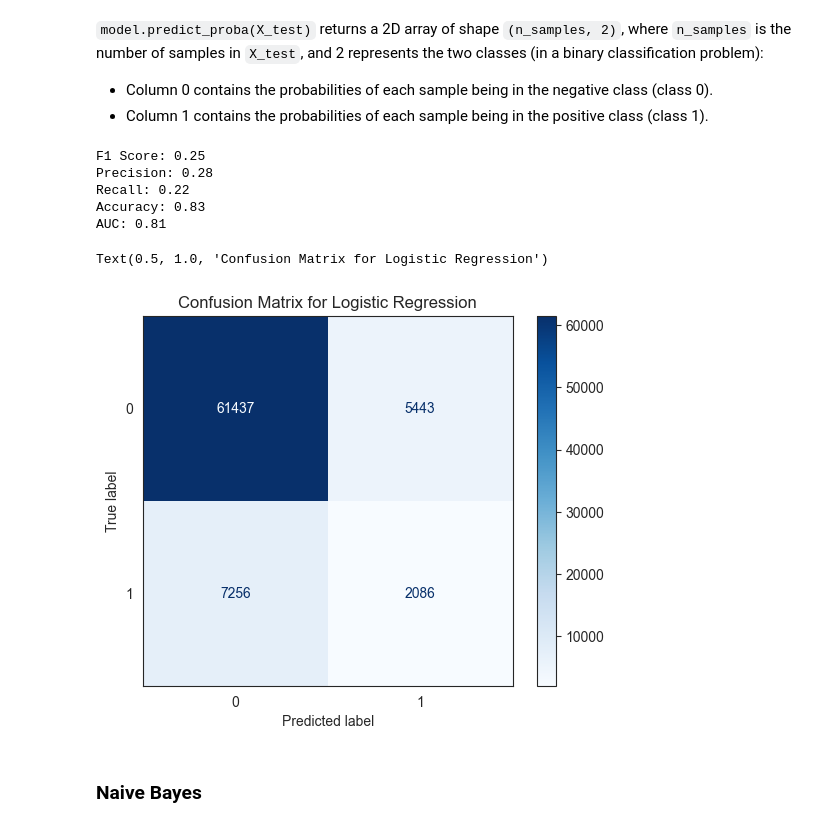
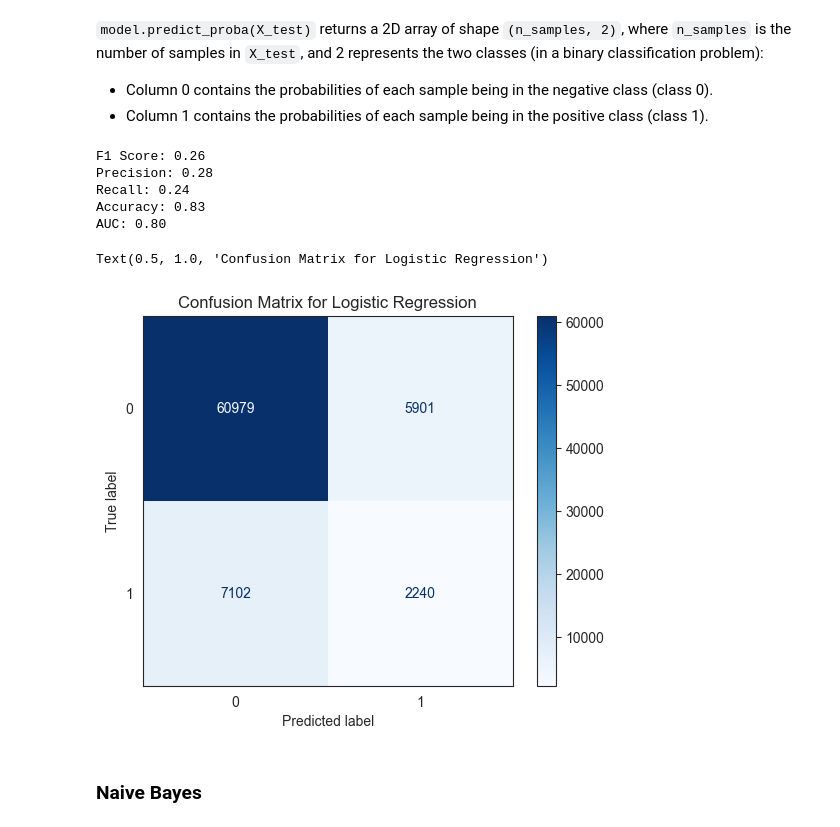
Before and after one commit to HugoTex98/Health-Insurance-Cross-Sell-Prediction, a Jupyter notebook: Health_Insurance_Cross_Sell_Prediction.ipynb, the cells around one changed output. Cells and saved outputs as stored; diff of their text form; code cells hidden in the pictures.

```diff
--- a/Health_Insurance_Cross_Sell_Prediction.ipynb
+++ b/Health_Insurance_Cross_Sell_Prediction.ipynb
@@ -1506,40 +1508,42 @@ y_test = df_test_target.to_numpy()
  - Column 0 contains the probabilities of each sample being in the negative class (class 0).
  - Column 1 contains the probabilities of each sample being in the positive class (class 1).
 # %%
-log_reg = LogisticRegression()
+log_reg = LogisticRegression(C= 48.00203687630077, penalty= 'l1', solver='saga', max_iter= 120, class_weight= None)
+#'C': 48.00203687630077, 'penalty': 'l1', 'max_iter': 120, 'class_weight': None
+# 'C': 0.016954660120118665, 'penalty': 'l2', 'max_iter': 113, 'class_weight': 'balanced'
 log_reg.fit(X_train, y_train)
 
 # Predictions
 y_pred = log_reg.predict(X_test)
 # [:, 1] to access positive class probabilities
 y_pred_proba = log_reg.predict_proba(X_test)[:, 1]
 
 # Calculating evaluation metrics
 f1 = f1_score(y_test, y_pred)
 precision = precision_score(y_test, y_pred)
 recall = recall_score(y_test, y_pred)
 accuracy = accuracy_score(y_test, y_pred)
 auc = roc_auc_score(y_test, y_pred_proba)
 
 # Printing the results
 print(f'F1 Score: {f1:.2f}')
 print(f'Precision: {precision:.2f}')
 print(f'Recall: {recall:.2f}')
 print(f'Accuracy: {accuracy:.2f}')
 print(f'AUC: {auc:.2f}')
 
 cm_plot = ConfusionMatrixDisplay.from_estimator(log_reg, X_test, y_test,
                                                 display_labels=log_reg.classes_,
                                                 cmap=plt.cm.Blues)
 plt.title("Confusion Matrix for Logistic Regression")
 # %% [output]
-F1 Score: 0.25
+F1 Score: 0.26
 Precision: 0.28
-Recall: 0.22
+Recall: 0.24
 Accuracy: 0.83
-AUC: 0.81
+AUC: 0.80
 Text(0.5, 1.0, 'Confusion Matrix for Logistic Regression')
-[figure, old version]
+[figure, new version]
 # %% [markdown]
 ### Naive Bayes
 # %%
```
Also changed, not shown: parts of 6 cells of this notebook.
